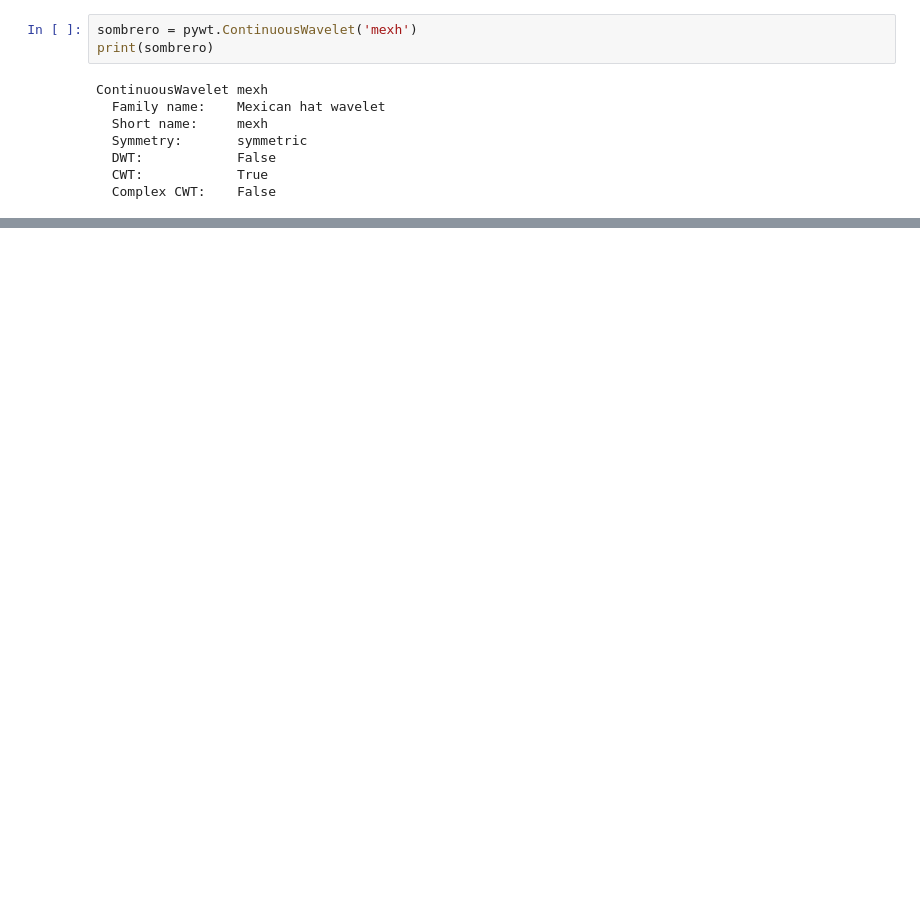
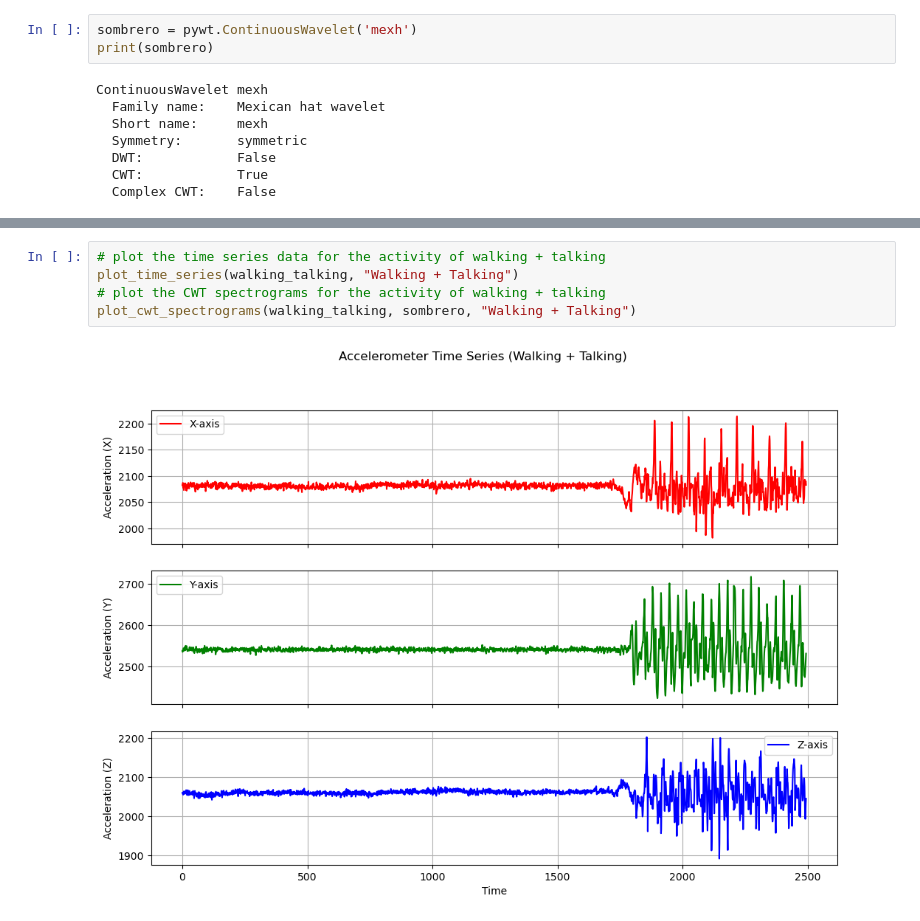
Before and after one commit to tanobar/ISPR_Midterms, a Jupyter notebook: ass1/1st_Assignment_ass2.ipynb, the cells around one changed output, grey strips where cells are left out. Drawn from its saved outputs; the diff is of its cells as text; blank space fills up the shorter version.

```diff
--- a/ass1/1st_Assignment_ass2.ipynb
+++ b/ass1/1st_Assignment_ass2.ipynb
@@ -155,0 +188,7 @@ plot_cwt_spectrograms(walking, sombrero, "Walking")
+# %%
+# plot the time series data for the activity of walking + talking
+plot_time_series(walking_talking, "Walking + Talking")
+# plot the CWT spectrograms for the activity of walking + talking
+plot_cwt_spectrograms(walking_talking, sombrero, "Walking + Talking")
+# %% [output]
+[figure, added]
```
Also changed, not shown: parts of 8 cells of this notebook.
